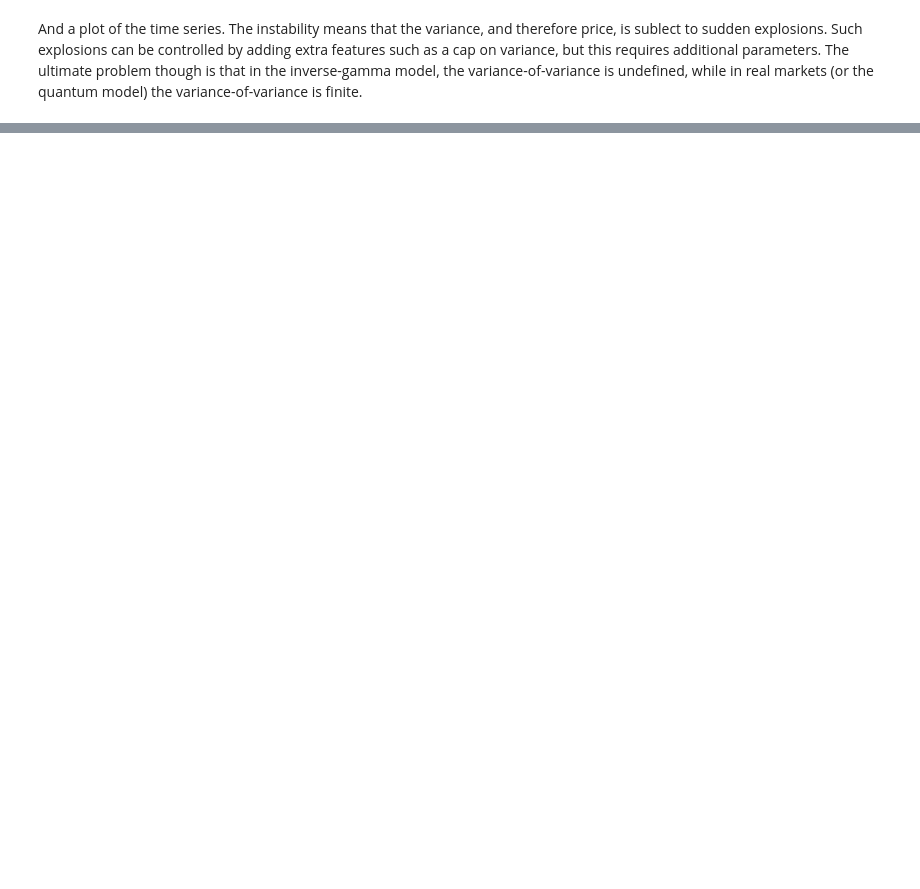
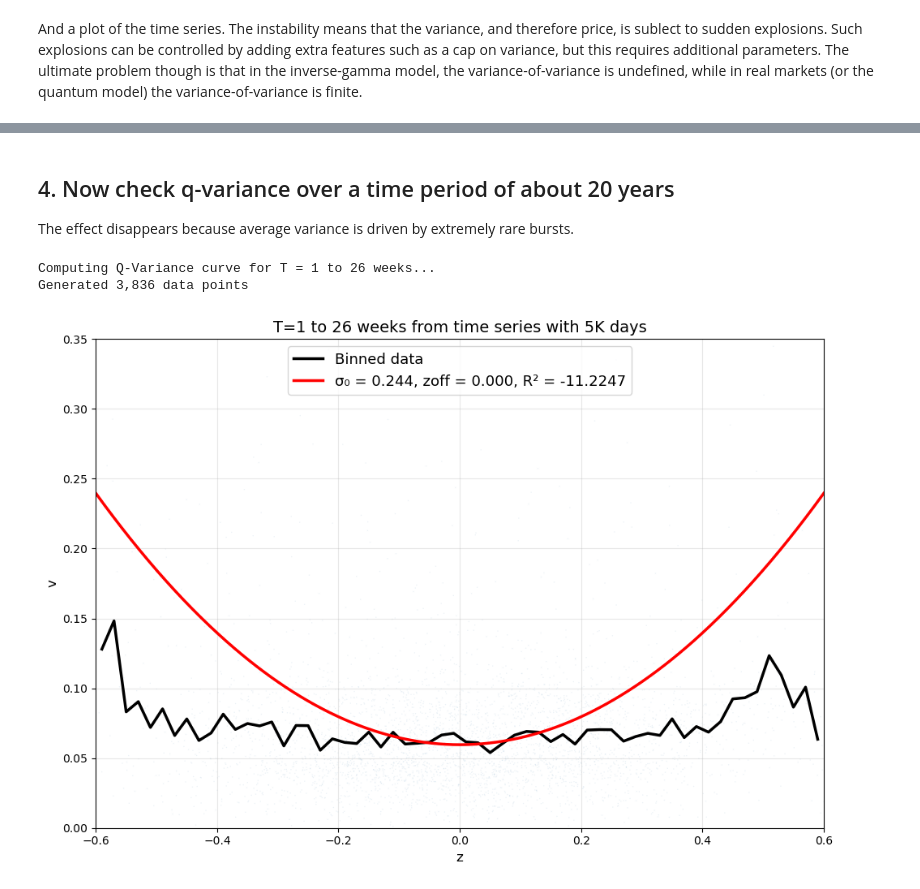
Before and after one commit to q-variance/challenge, a Jupyter notebook: notebooks/invgammavar.ipynb, the cells around one changed output, grey strips where cells are left out. Drawn from its saved outputs; the diff is of its cells as text; code cells hidden in the pictures; blank space fills up the shorter version.

```diff
--- a/notebooks/invgammavar.ipynb
+++ b/notebooks/invgammavar.ipynb
@@ -224,0 +206,44 @@ plt.show()
+# %% [markdown]
+## 4. Now check q-variance over a time period of about 20 years
+The effect disappears because average variance is driven by extremely rare bursts.
+# %%
+df2 = get_qvariance(log_returns[1:20*250],HORIZONS)
+print(f"Generated {len(df2["z"]):,} data points")
+
+plt.figure(figsize=(10, 7))
+bin_means, bin_edges, _ = binned_statistic(df2["z"], df2["var"], statistic='mean', bins=Z_BINS)
+bin_centers = (bin_edges[:-1] + bin_edges[1:]) / 2
+valid = ~np.isnan(bin_means)
+
+# Scatter plot
+plt.scatter(df2["z"], df2["var"], c='steelblue', alpha=0.1, s=1, edgecolor='none')
+
+# Binned data
+plt.plot(bin_centers[valid], bin_means[valid], 'k-', lw=2.5, label='Binned data')
+
+predicted = q_variance_model(bin_centers[valid], sigma_0_sq_fit, 0)
+ss_res = np.sum((bin_means[valid] - predicted)**2)
+ss_tot = np.sum((bin_means[valid] - np.mean(bin_means[valid]))**2)
+r_squared = 1 - ss_res / ss_tot
+
+# Q-Variance fit, note results will vary because model is unstable
+z_fine = np.linspace(-zmax, zmax, 500)
+sigma_0_fit = np.sqrt(sigma_0_sq_fit)
+plt.plot(z_fine, q_variance_model(z_fine, sigma_0_sq_fit, 0),
+         color='red', lw=2.5,
+         label=f'σ₀ = {sigma_0_fit:.3f}, zoff = {zoff_fit:.3f}, R² = {r_squared:.4f}')
+
+plt.xlabel('z', fontsize=12)
+plt.ylabel('v', fontsize=12)
+plt.title('T=1 to 26 weeks from time series with 5K days', fontsize=14)
+plt.xlim(-0.6, 0.6)
+plt.ylim(0, 0.35)
+plt.grid(alpha=0.3)
+plt.legend(fontsize=13, loc='upper center')
+plt.tight_layout()
+
+plt.show()
+# %% [output]
+Computing Q-Variance curve for T = 1 to 26 weeks...
+Generated 3,836 data points
+[figure, added]
```
Also changed, not shown: parts of 10 cells of this notebook.
